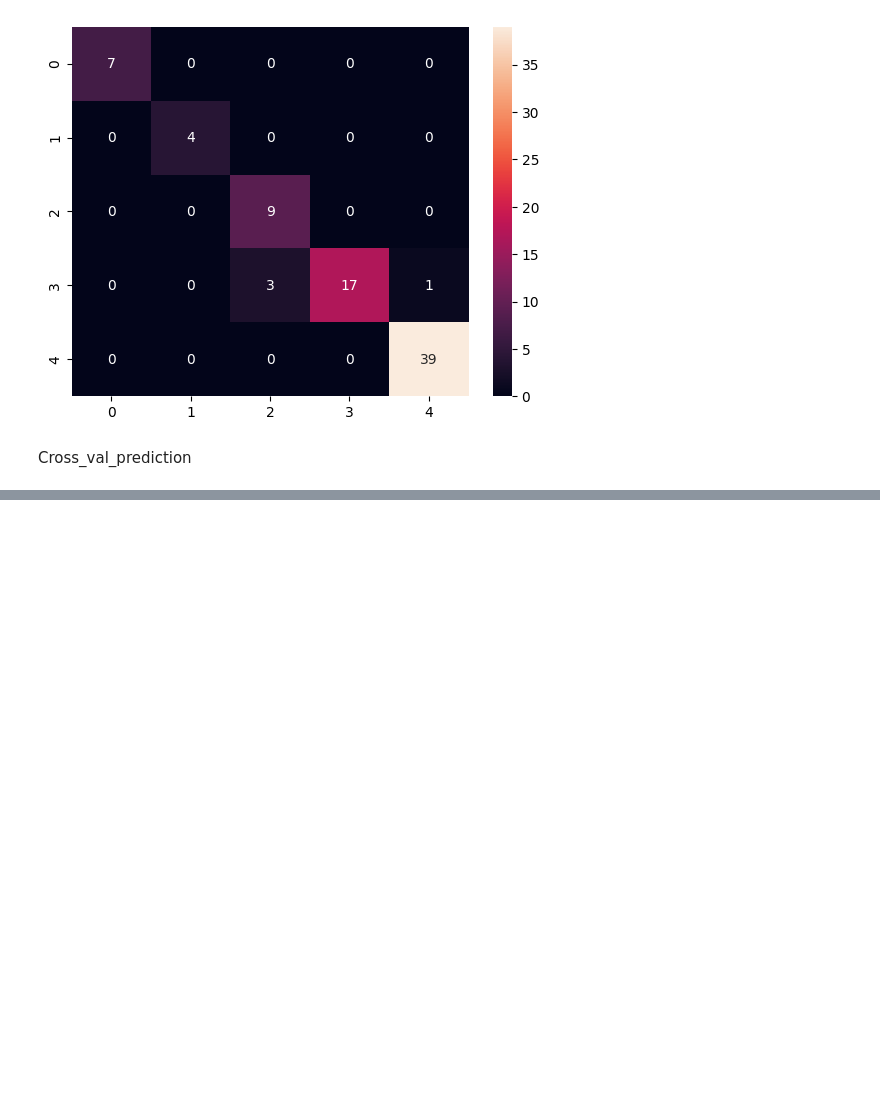
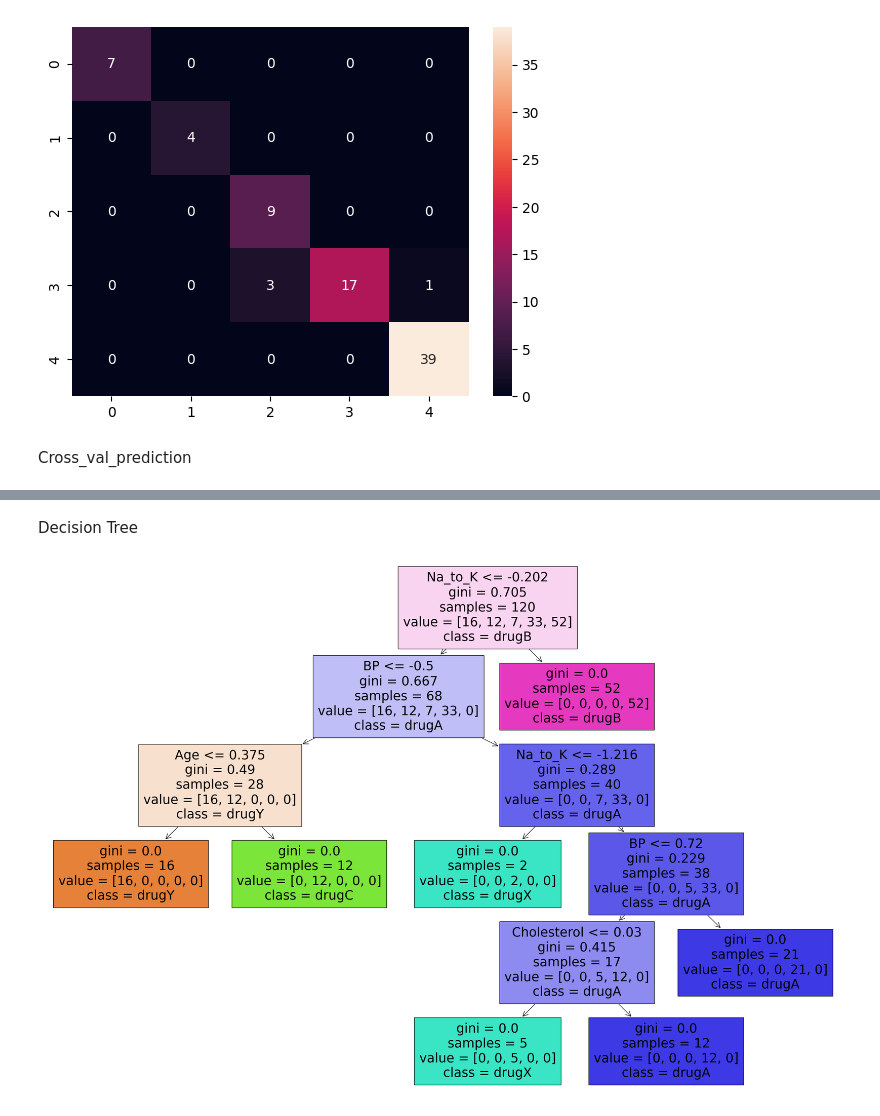
Before and after one commit to JamshidbekYusupov/Practical_Codes, a Jupyter notebook: Durg_recomending_analysis.ipynb, the cells around one changed output, grey strips where cells are left out. Drawn from its saved outputs; the diff is of its cells as text; code cells hidden in the pictures; blank space fills up the shorter version.

```diff
--- a/Durg_recomending_analysis.ipynb
+++ b/Durg_recomending_analysis.ipynb
@@ -125,3 +118,14 @@ Classificaation Report:               precision    recall  f1-score   support
     accuracy                           0.98       200
    macro avg       0.98      0.97      0.98       200
 weighted avg       0.99      0.98      0.98       200
+# %% [markdown]
+Decision Tree
+# %%
+cols = df.drop('Drug', axis = 1).columns
+classes = df['Drug'].unique()
+
+plt.figure(figsize = (30,20))
+tree.plot_tree(tree_model,feature_names=cols, class_names=classes, filled = True)
+plt.show()
+# %% [output]
+[figure, added]
```
Also changed, not shown: parts of 4 cells of this notebook.
